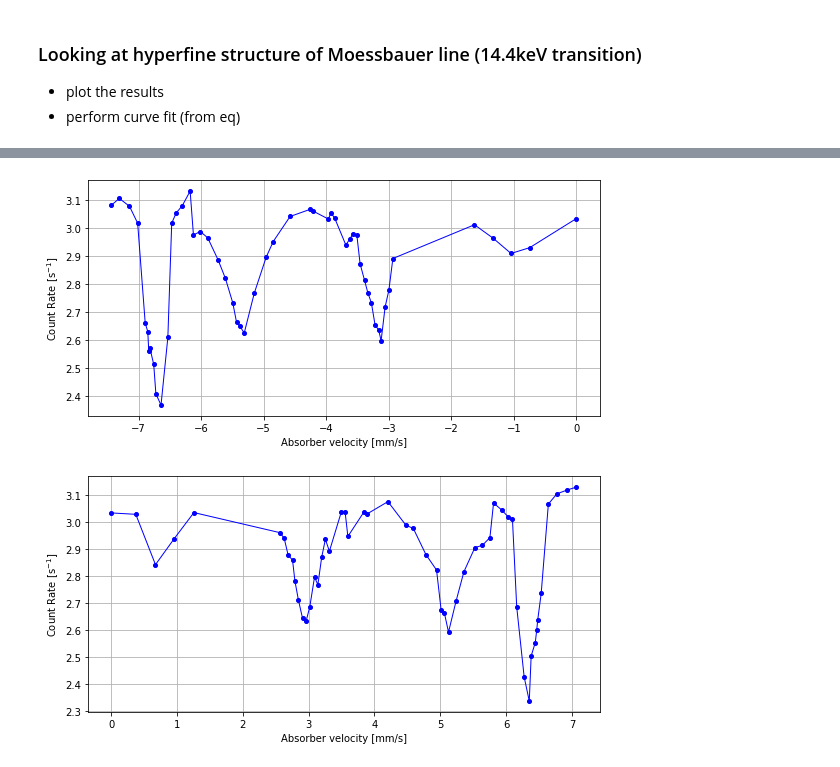
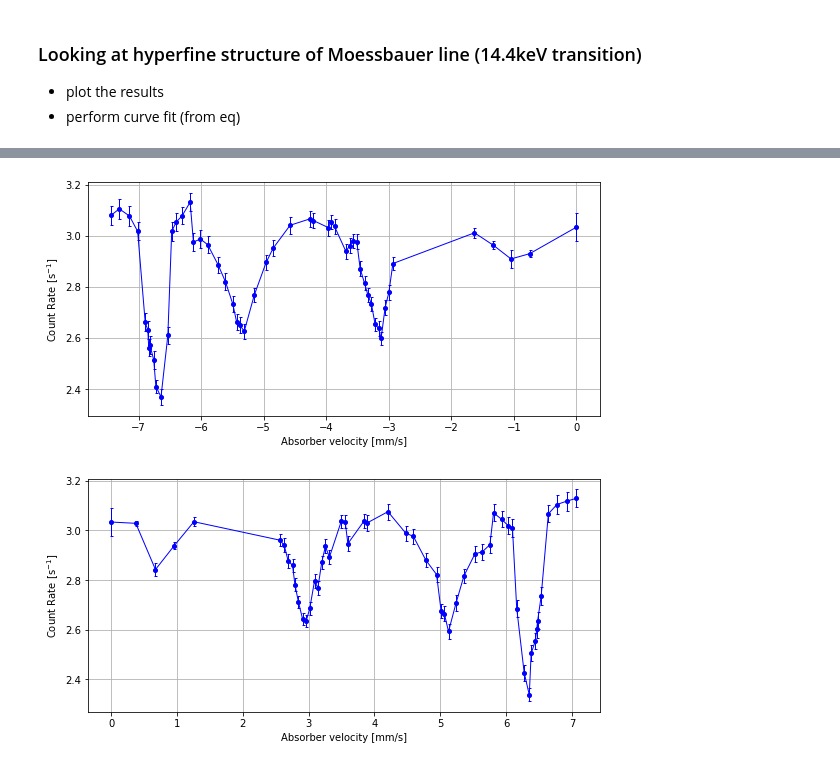
Before and after one commit to tesla1900/advanced-lab-course, a Jupyter notebook: moessbauer/moess_analysis.ipynb, the cells around one changed output, grey strips where cells are left out. Drawn from its saved outputs; the diff is of its cells as text; code cells hidden in the pictures.

```diff
--- a/moessbauer/moess_analysis.ipynb
+++ b/moessbauer/moess_analysis.ipynb
@@ -41,20 +48,31 @@ ax.grid()
 moess_lr_data = np.genfromtxt(os.path.join(data_path, "velocity_LR_moessbauer.csv"), delimiter=",", skip_header=1)
 moess_rl_data = np.genfromtxt(os.path.join(data_path, "velocity_RL_moessbauer.csv"), delimiter=",", skip_header=1)
 
+# modify time to be counts per second
+moess_lr_data[:,3] *= 1e-3
+moess_rl_data[:,3] *= 1e-3
+
+time_err = 0.003 * 1000
+
 # structure: velocity, motor speed (for reference), counts, time, number of turns
 # the velocity is calculated from time and number of turns
 # we plot count rate so we need velocity, counts and time
 
-vel_lr_arr, counts_lr_arr = moess_lr_data[:,0], moess_lr_data[:,2]
-vel_rl_arr, counts_rl_arr = moess_rl_data[:,0], moess_rl_data[:,2]
+# vel_lr_arr, counts_lr_arr = moess_lr_data[:,0], moess_lr_data[:,2]
+# vel_rl_arr, counts_rl_arr = moess_rl_data[:,0], moess_rl_data[:,2]
 # %%
 # plot our results (to check)
 moess_raw_datas = [moess_lr_data, moess_rl_data]
+labels = ["LR", "RL"]
 
 for i, moess_raw_data in enumerate(moess_raw_datas):
+    count_rate_err = moess_raw_data[:,5] * np.sqrt( (np.sqrt(moess_raw_data[:,2]) / moess_raw_data[:,2])**2. + (time_err / moess_raw_data[:,3])**2.)
+
+
     fig, ax = plt.subplots(figsize=(8,4), tight_layout=True)
-    ax.plot(moess_raw_data[:,0], moess_raw_data[:,2] / moess_raw_data[:,3], marker="o", ls="-", lw=1.0, ms=4.0, color="b")
-    ax.set_xlabel("Absorber velocity [mm/s]")
-    ax.set_ylabel("Count Rate [s$^{{-1}}]$")
+    ax.errorbar(moess_raw_data[:,1], moess_raw_data[:,5], yerr=count_rate_err, marker="o", ls="-", lw=1.0, ms=4.0, color="b")
+    ax.set_xlabel("Motor Speed [V]", fontsize=12)
+    ax.set_ylabel("Count Rate [s$^{{-1}}]$", fontsize=12)
+    ax.set_title("Raw Data for Fe-57 Moessbauer Spectrum - {0} Measurement".format(labels[i]), fontsize=14)
     ax.grid()
 # %% [output]
@@ -63,27 +81,45 @@ for i, moess_raw_data in enumerate(moess_raw_datas):
 # %%
 # remove the outliers
 # looking at the numbers from apple, we have to remove:
 # 7, 14, 15, 22, 24, 58, for lr
 # 4, 39, 43, 49, 50, 55,  for rl
 # all indices we count from 2 (contrary to python), so we need to shift index by 2
 
 lr_outliers_idces = np.array([7, 13, 14, 15, 22, 24, 58]) - 2
 rl_outliers_idces = np.array([4, 39, 43, 48, 49, 50, 55]) - 2
 
 outliers_idces = [lr_outliers_idces, rl_outliers_idces]
 
-moess_datas = []
+moess_datas_filt = []
+
+# perform error analysis here
+time_err = 0.003   # uncertantity in time measurement
 
 for i, moess_raw_data in enumerate(moess_raw_datas):
     moess_data_filt = np.delete(moess_raw_data, outliers_idces[i], axis=0)
+
+    # get the corresponding values
+    vel, counts, time, count_rate = moess_data_filt[:,0], moess_data_filt[:,2], \
+                                        moess_data_filt[:,3], moess_data_filt[:,5]
+
+    # error (from sample report)
+    # i think they apply error propagation to N / T
+    counts_err = np.sqrt(counts)
+
+    count_rate_err = count_rate * np.sqrt( (counts_err / counts)**2. + (time_err / time)**2.)
+
     fig, ax = plt.subplots(figsize=(8,4), tight_layout=True)
-    ax.plot(moess_data_filt[:,0], moess_data_filt[:,2] / moess_data_filt[:,3], marker="o", ls="-", lw=1.0, ms=4.0, color="b")
+    ax.errorbar(vel, count_rate, yerr=count_rate_err, marker="o", ls="-", lw=1.0, ms=4.0, color="b", capsize=1.5)
     ax.set_xlabel("Absorber velocity [mm/s]")
     ax.set_ylabel("Count Rate [s$^{{-1}}$]")
     ax.grid()
 
+    moess_data_new = np.zeros((len(vel), 7))
+    moess_data_new[:,:6] = moess_data_filt
+    moess_data_new[:,-1] = count_rate_err
+
     # append filtered data for future use
-    moess_datas.append(moess_data_filt)
+    moess_datas_filt.append(moess_data_new)
 # %% [output]
-[figure, old version]
+[figure, new version]
-[figure, old version]
+[figure, new version]
```
Also changed, not shown: parts of 8 cells of this notebook, 2 other files.
